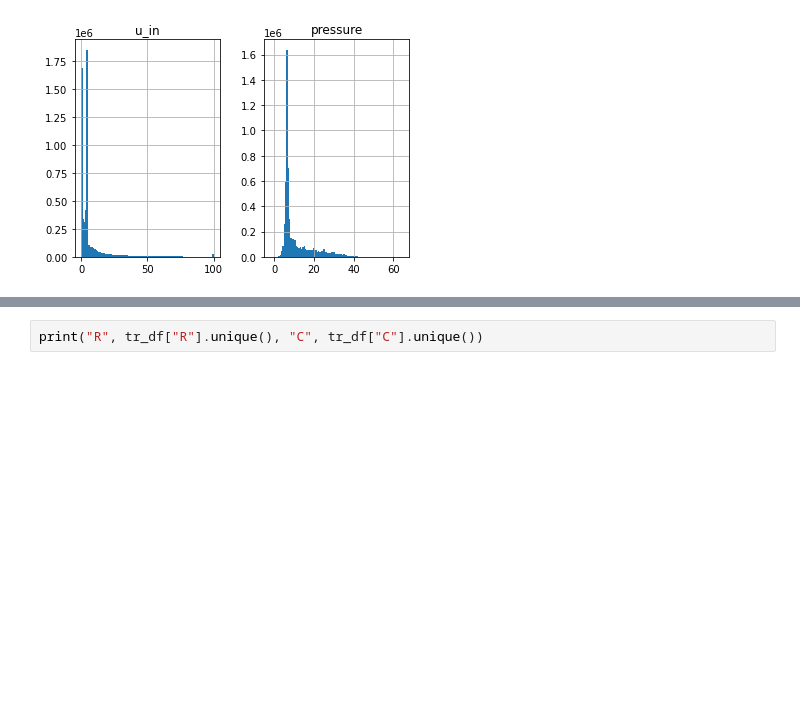
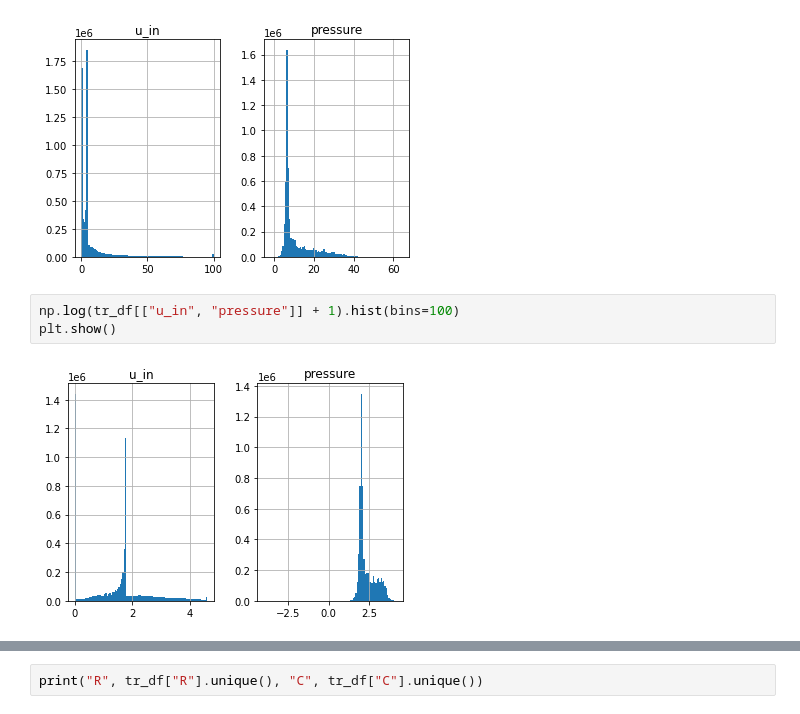
Before and after one commit to statsu1990/kaggle_ventilator_pressure_prediction, a Jupyter notebook: eda/eda001.ipynb, the cells around one changed output, grey strips where cells are left out. Cells and saved outputs as stored; diff of their text form; blank space fills up the shorter version.

```diff
--- a/eda/eda001.ipynb
+++ b/eda/eda001.ipynb
@@ -73,3 +73,8 @@ tr_df[["u_in", "pressure"]].hist(bins=100)
 plt.show()
 # %% [output]
 [figure]
+# %%
+np.log(tr_df[["u_in", "pressure"]] + 1).hist(bins=100)
+plt.show()
+# %% [output]
+[figure, added]
```
Also changed, not shown: parts of 1 cell of this notebook.
